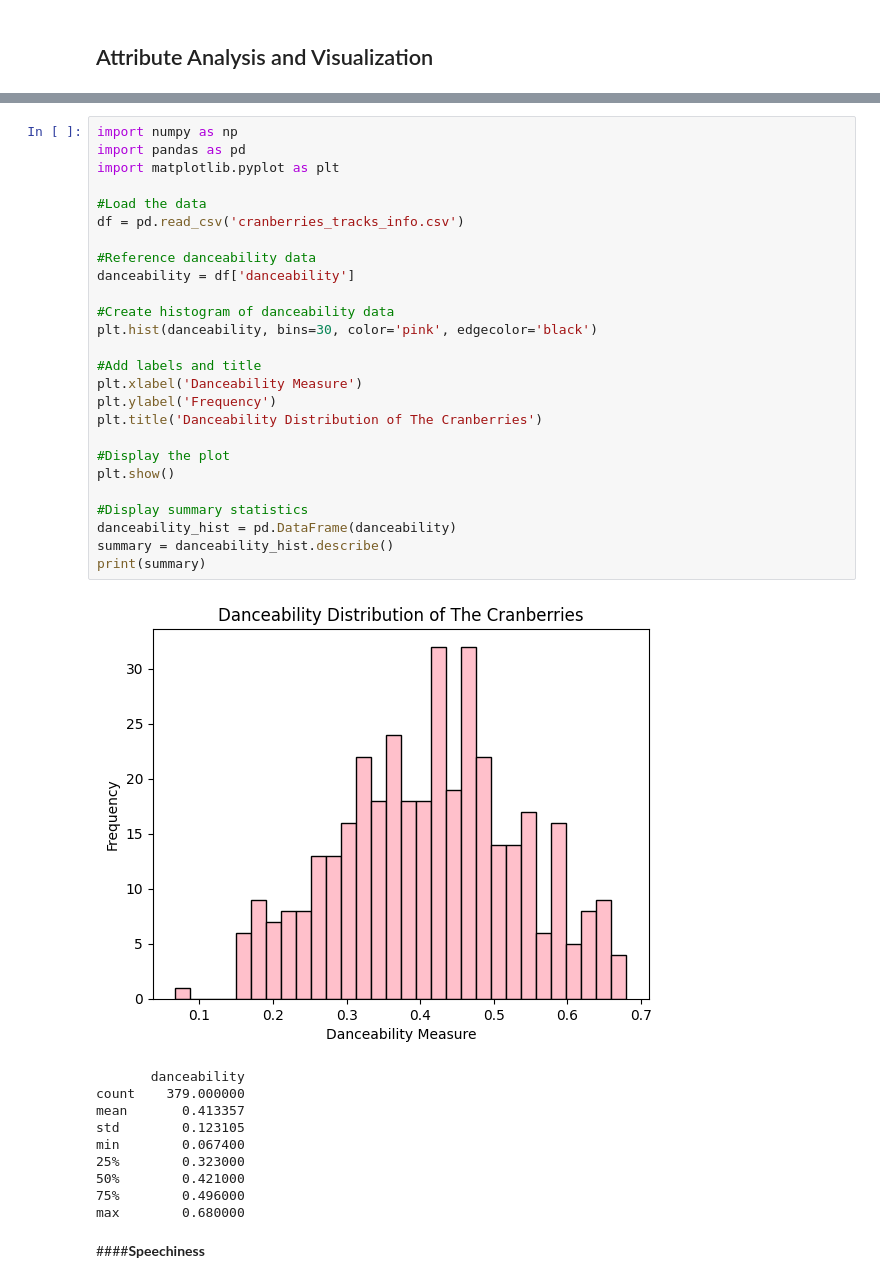
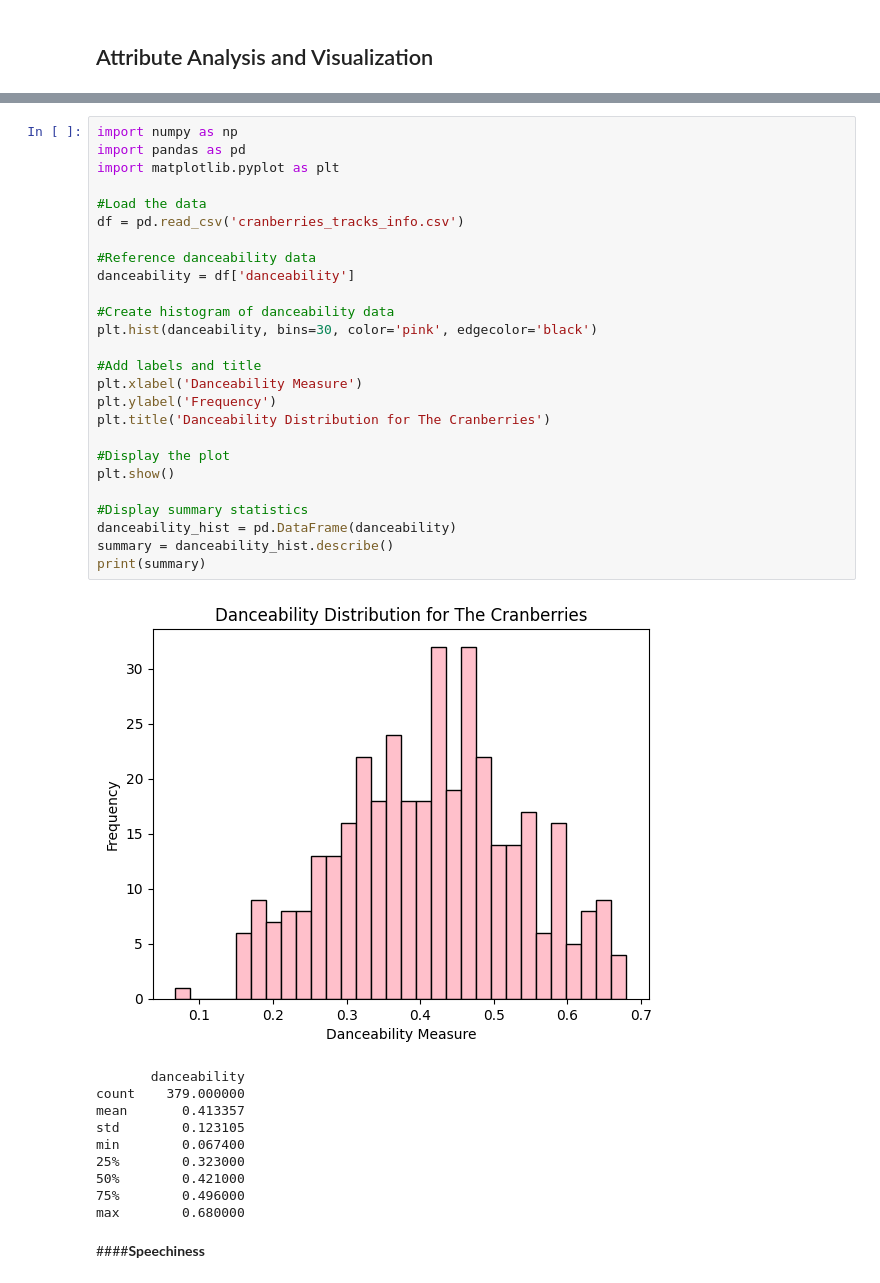
Before and after one commit to richirey75/Data-Mining-CS4990, a Jupyter notebook: DataMiningProject.ipynb, the cells around one changed output, grey strips where cells are left out. Cells and saved outputs as stored; diff of their text form.

```diff
--- a/DataMiningProject.ipynb
+++ b/DataMiningProject.ipynb
@@ -259,31 +259,31 @@ The data appears to be more centralized at a danceability score of 0.4-0.5, sugg
 # %%
 import numpy as np
 import pandas as pd
 import matplotlib.pyplot as plt
 
 #Load the data
 df = pd.read_csv('cranberries_tracks_info.csv')
 
 #Reference danceability data
 danceability = df['danceability']
 
 #Create histogram of danceability data
 plt.hist(danceability, bins=30, color='pink', edgecolor='black')
 
 #Add labels and title
 plt.xlabel('Danceability Measure')
 plt.ylabel('Frequency')
-plt.title('Danceability Distribution of The Cranberries')
+plt.title('Danceability Distribution for The Cranberries')
 
 #Display the plot
 plt.show()
 
 #Display summary statistics
 danceability_hist = pd.DataFrame(danceability)
 summary = danceability_hist.describe()
 print(summary)
 # %% [output]
-[figure, old version]
+[figure, new version]
        danceability
 count    379.000000
 mean       0.413357
```
Also changed, not shown: parts of 4 cells of this notebook.
